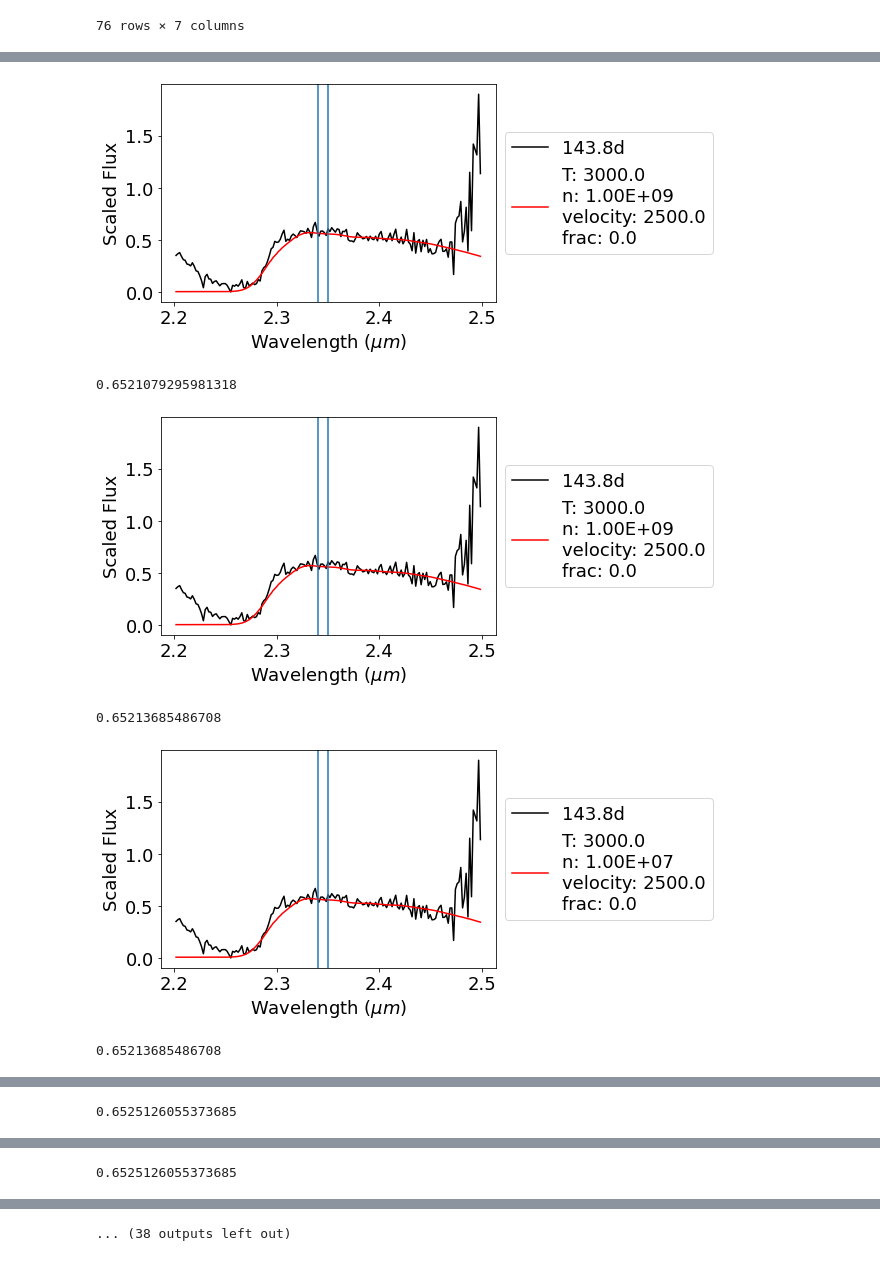
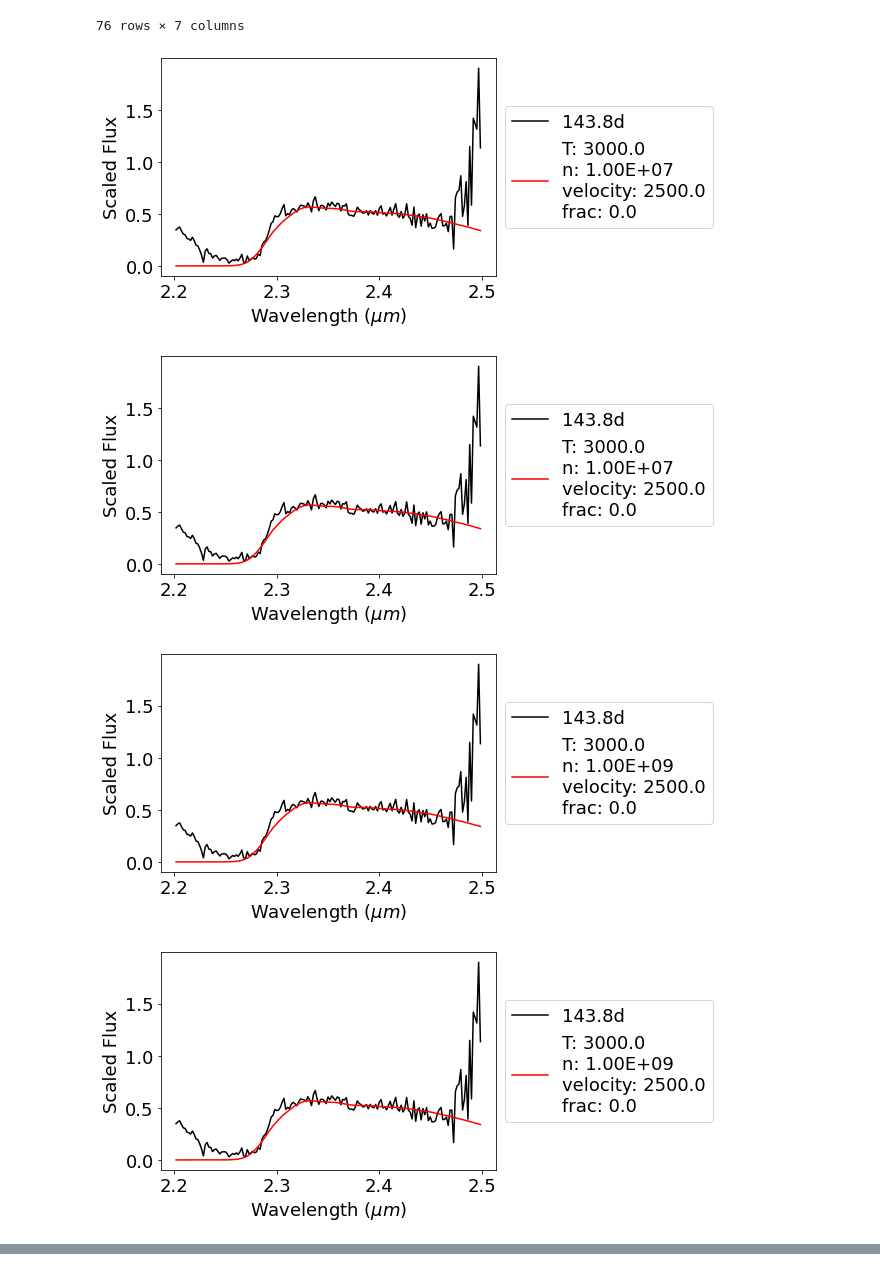
Before and after one commit to scottfdavis/CO-modeling, a Jupyter notebook: example/plot_CO.ipynb, the cells around one changed output, grey strips where cells are left out. Saved outputs shown, nothing was run; the diff lists cells and outputs as text; code cells hidden in the pictures.

```diff
--- a/example/plot_CO.ipynb
+++ b/example/plot_CO.ipynb
@@ -43,6 +43,7 @@ off = 0.05/integ0
 q = [(spec['lambda'] >= 2.25) & (spec['lambda'] <= 2.3)][0]
 spec['flux'] = np.array(spec['flux'])*off
 spec['flux'] = spec['flux'] - np.min(spec['flux'][q])
+spec = spec[(spec['flux'] > 0)]
 # %% [markdown]
 # For speed within this Python script we want to use dataframes and csv files. We can use the raw model output files but they are about 10 times slower to read.
 # %%
@@ -99,7 +100,7 @@ for i in range(len(df)):
     # model scaling
     w = np.argmin(abs(wav-upper))
     v = np.argmin(abs(wav-lower))
-    q = [(spec['lambda'] >= 2.20) & (spec['lambda'] <= 2.25)][0]
+    q = [(spec['lambda'] >= 2.25) & (spec['lambda'] <= 2.3)][0]
     integ = np.min(spec['flux'][q]) + np.trapz(opac[w:v],wav[w:v])
     opac = opac + integ
     interpF = np.interp(spec['lambda'],wav,opac) # interpolating to same x
@@ -111,30 +112,34 @@ for i in range(len(df)):
         plt.plot(spec['lambda'],spec['flux'],color='black')
         plt.plot(spec['lambda'],interpF,color='red')
         plt.show()
 
     w = [(spec['lambda'] >= 2.28) & (spec['lambda'] <= 2.46)][0]
     chisq.append(stats.chisquare(interpF[w],spec['flux'].values[w])[0])
     fArr.append(interpF)
     fileArr.append(i)
     params.append([df.temperature.values[i],df.n.values[i],df.velocity.values[i],df.mole_frac.values[i]])
 
 w = np.argsort(chisq)
 chisq, fArr, fileArr, params = np.array(chisq)[w], np.array(fArr)[w], np.array(fileArr)[w], np.array(params)[w]
 
 # plot best XX models for each spectrum
 matplotlib.rcParams.update({'font.size': 18})
 for i in range(25):
     label = r'T: '+str(params[i][0])+'\n'+'n: '+format(params[i][1],".2E")+'\n'+\
              'velocity: '+str(params[i][2])+'\n'+'frac: '+str(params[i][3])
 
     w = [(spec['lambda'].values < 2.5)]
     plt.plot(spec['lambda'].values[w],spec['flux'].values[w],color='black')
     plt.plot(spec['lambda'].values[w],fArr[i][w],color='red',label=label)
 
     q = [(spec['lambda'].values > 2.2) & (spec['lambda'].values < 2.5)]
     plt.xlabel(r'Wavelength ($\mu m$)')
     plt.ylabel('Scaled Flux')
     plt.legend(bbox_to_anchor=(1.0,0.5), loc="center left",labels=[str(specPhase)+'d',label])
 
     plt.show()
 # %% [output]
+[figure, new version]
+[figure, new version]
+[figure, new version]
+[figure, new version]
@@ -142,6 +154,0 @@ for i in range(25):
-[figure, old version]
-0.6521079295981318
-[figure, old version]
-0.65213685486708
-[figure, old version]
-0.65213685486708
@@ -149 +154,0 @@ for i in range(25):
-0.6525126055373685
@@ -151 +154,0 @@ for i in range(25):
-0.6525126055373685
@@ -153 +154,0 @@ for i in range(25):
-... (38 outputs left out)
```
Also changed, not shown: parts of 1 cell of this notebook, 1 other file.
